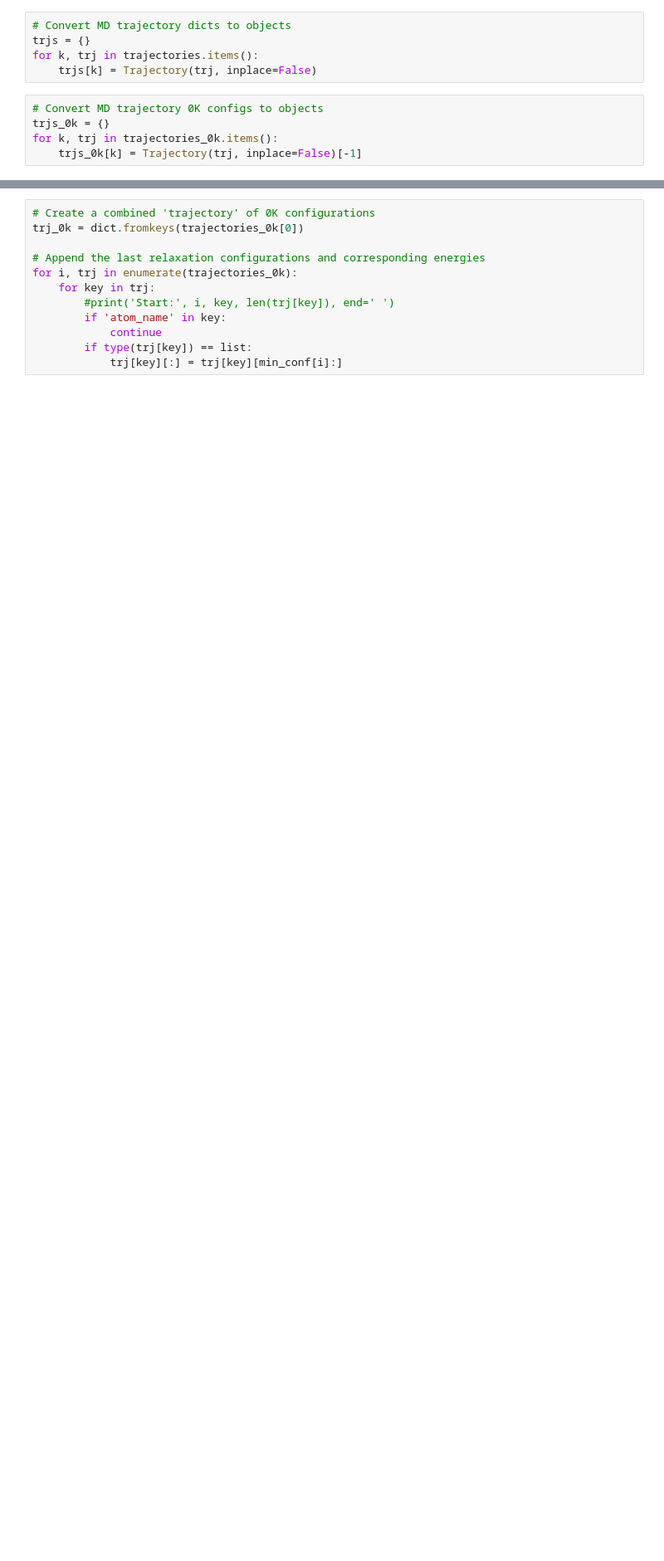
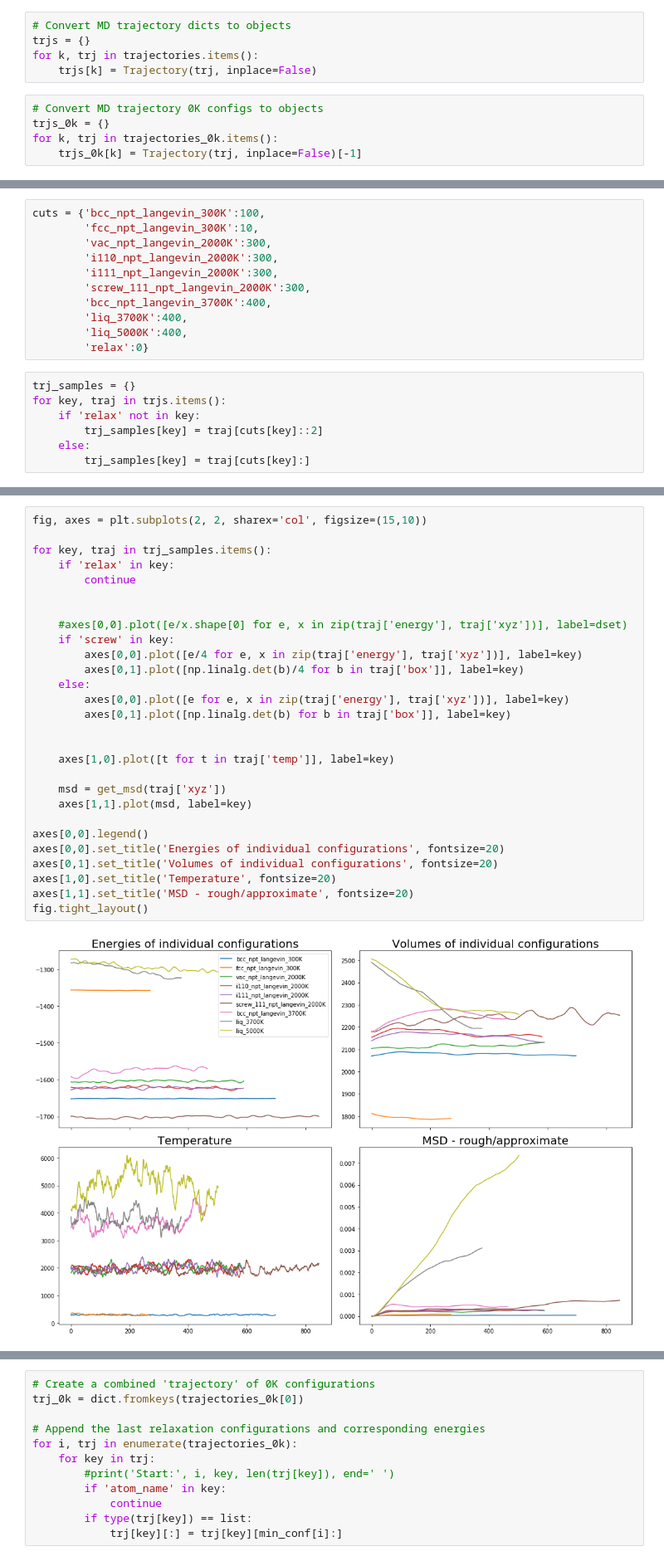
Before and after one commit to vlcekl/eam-models, a Jupyter notebook: notebooks/eam_lib.ipynb, the cells around one changed output, grey strips where cells are left out. Shown at 83% size. Cells and saved outputs as stored; diff of their text form; blank space fills up the shorter version.

```diff
--- a/notebooks/eam_lib.ipynb
+++ b/notebooks/eam_lib.ipynb
@@ -234,0 +248,18 @@ trajectories_0k[0]['atom_name']
+# %%
+cuts = {'bcc_npt_langevin_300K':100,
+        'fcc_npt_langevin_300K':10,
+        'vac_npt_langevin_2000K':300,
+        'i110_npt_langevin_2000K':300,
+        'i111_npt_langevin_2000K':300,
+        'screw_111_npt_langevin_2000K':300,
+        'bcc_npt_langevin_3700K':400,
+        'liq_3700K':400,
+        'liq_5000K':400,
+        'relax':0}
+# %%
+trj_samples = {}
+for key, traj in trjs.items():
+    if 'relax' not in key:
+        trj_samples[key] = traj[cuts[key]::2]
+    else:
+        trj_samples[key] = traj[cuts[key]:]
@@ -234,0 +279,30 @@ trajectories_0k[0]['atom_name']
+# %%
+fig, axes = plt.subplots(2, 2, sharex='col', figsize=(15,10))
+
+for key, traj in trj_samples.items():
+    if 'relax' in key:
+        continue
+
+
+    #axes[0,0].plot([e/x.shape[0] for e, x in zip(traj['energy'], traj['xyz'])], label=dset)
+    if 'screw' in key:
+        axes[0,0].plot([e/4 for e, x in zip(traj['energy'], traj['xyz'])], label=key)
+        axes[0,1].plot([np.linalg.det(b)/4 for b in traj['box']], label=key)
+    else:
+        axes[0,0].plot([e for e, x in zip(traj['energy'], traj['xyz'])], label=key)
+        axes[0,1].plot([np.linalg.det(b) for b in traj['box']], label=key)
+
+
+    axes[1,0].plot([t for t in traj['temp']], label=key)
+
+    msd = get_msd(traj['xyz'])
+    axes[1,1].plot(msd, label=key)
+
+axes[0,0].legend()
+axes[0,0].set_title('Energies of individual configurations', fontsize=20)
+axes[0,1].set_title('Volumes of individual configurations', fontsize=20)
+axes[1,0].set_title('Temperature', fontsize=20)
+axes[1,1].set_title('MSD - rough/approximate', fontsize=20)
+fig.tight_layout()
+# %% [output]
+[figure, added]
```
Also changed, not shown: parts of 41 cells of this notebook.
